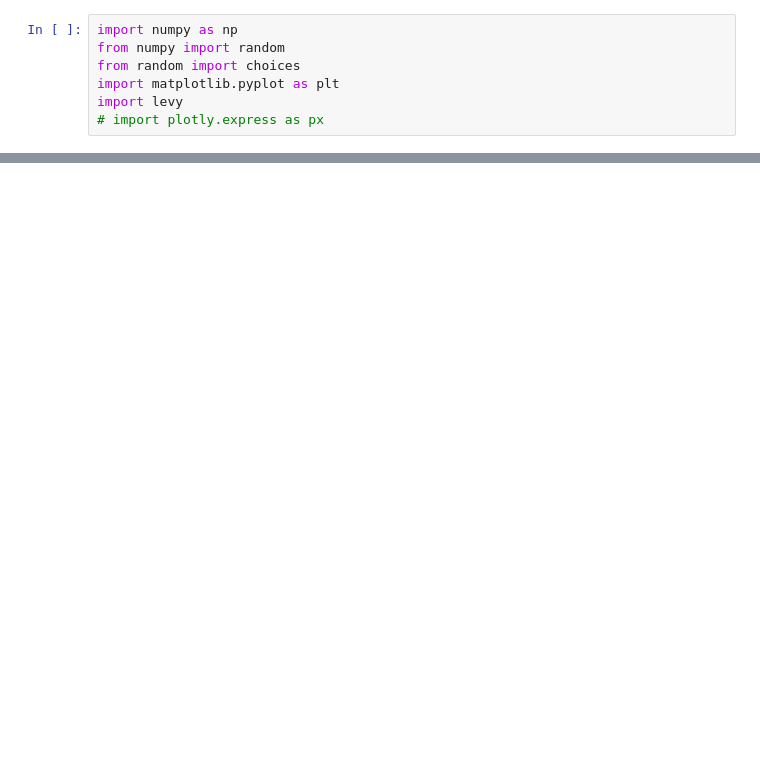
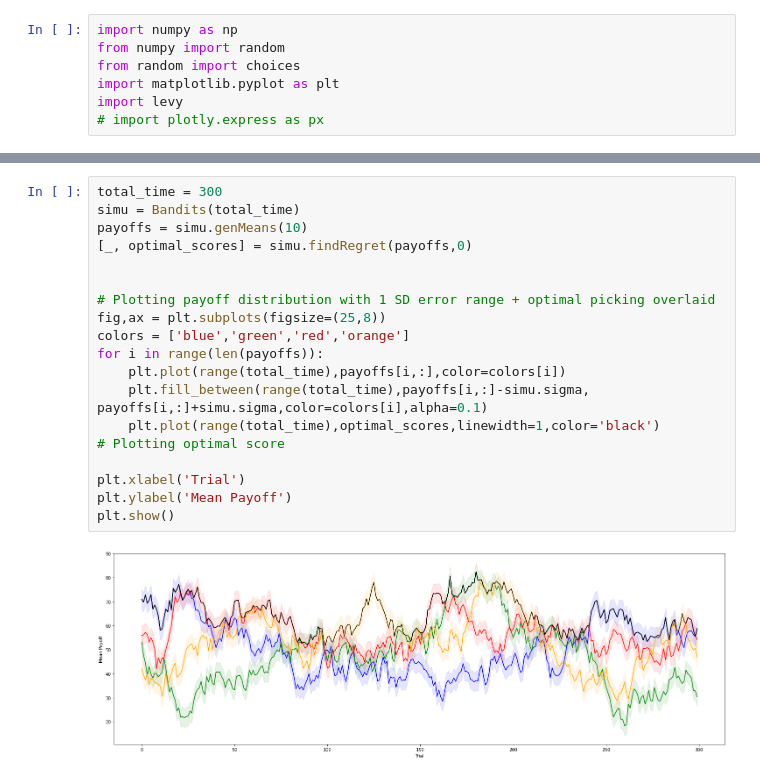
Before and after one commit to exie1/Complex-systems-EE, a Jupyter notebook: multiArmBandit_dynamic.ipynb, the cells around one changed output, grey strips where cells are left out. Drawn from its saved outputs; the diff is of its cells as text; blank space fills up the shorter version.

```diff
--- a/multiArmBandit_dynamic.ipynb
+++ b/multiArmBandit_dynamic.ipynb
@@ -74,0 +61,20 @@ def levy_noise(candidates,total_time,sig):  # Consider pregenerating noise
+# %%
+total_time = 300
+simu = Bandits(total_time)
+payoffs = simu.genMeans(10)
+[_, optimal_scores] = simu.findRegret(payoffs,0)
+
+
+# Plotting payoff distribution with 1 SD error range + optimal picking overlaid
+fig,ax = plt.subplots(figsize=(25,8))
+colors = ['blue','green','red','orange']
+for i in range(len(payoffs)):
+    plt.plot(range(total_time),payoffs[i,:],color=colors[i])
+    plt.fill_between(range(total_time),payoffs[i,:]-simu.sigma, payoffs[i,:]+simu.sigma,color=colors[i],alpha=0.1)
+    plt.plot(range(total_time),optimal_scores,linewidth=1,color='black')        # Plotting optimal score
+
+plt.xlabel('Trial')
+plt.ylabel('Mean Payoff')
+plt.show()
+# %% [output]
+[figure, added]
```
Also changed, not shown: parts of 7 cells of this notebook.
